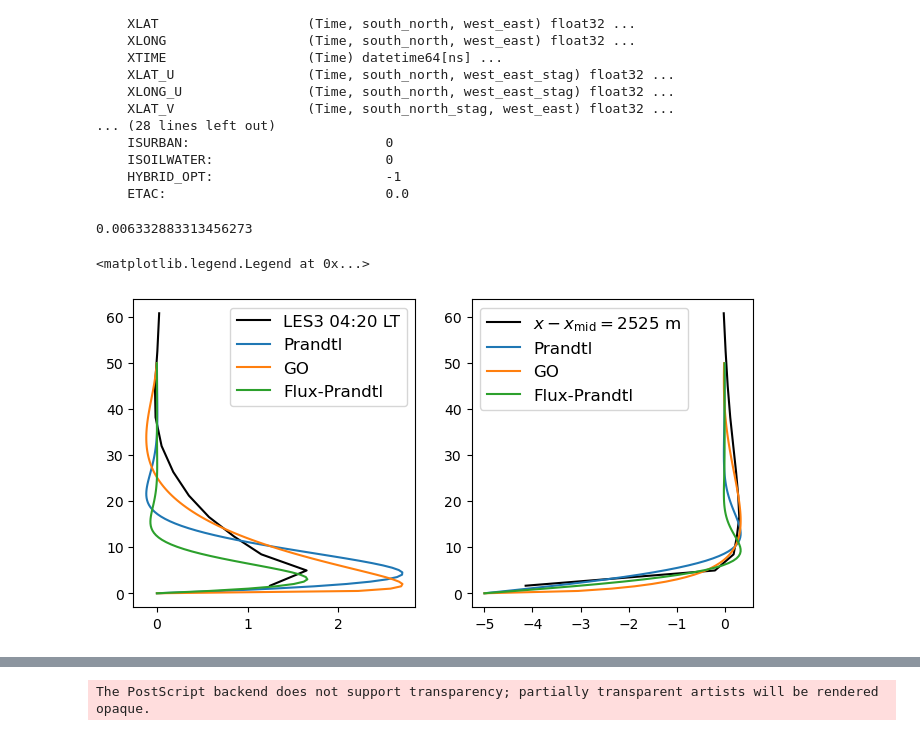
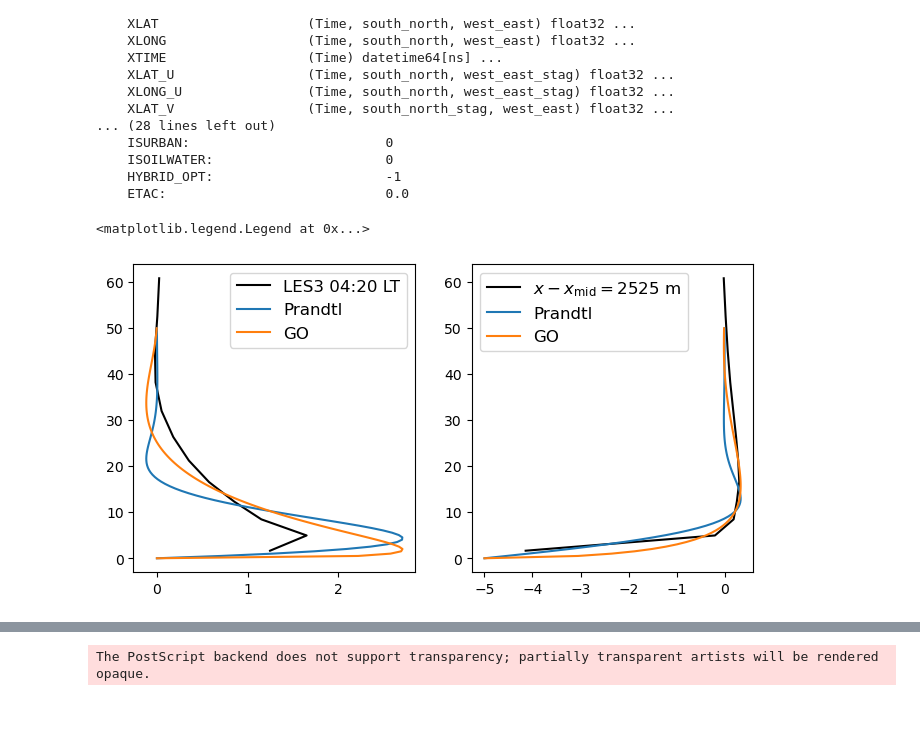
Before and after one commit to adconnolly/SlopeFlow, a Jupyter notebook: analysis/plot_profiles_WRFvsAnalytical.ipynb, the cells around one changed output, grey strips where cells are left out. Drawn from its saved outputs; the diff is of its cells as text; code cells hidden in the pictures.

```diff
--- a/analysis/plot_profiles_WRFvsAnalytical.ipynb
+++ b/analysis/plot_profiles_WRFvsAnalytical.ipynb
@@ -105,6 +99,0 @@ mu = ( g / (Tref*lapse*Pr_sfc) )**0.5
-# %%
-hfx = -0.008 # [K m/s]
-Kh = (hfx/T0)**2 * 2 / sigma0
-Kh
-# %% [output]
-0.006332883313456273
@@ -117,32 +100,32 @@ T_flux = hfx/sigma/Kh*np.exp(-sigma*n)*np.cos(sigma*n)
 # %%
 try:
     del(fig, axs)
     print("deleted old figure")
     fig, axs = plt.subplots( 1, 2, figsize=(8, 4) )
 except:
     fig, axs = plt.subplots( 1, 2, figsize=(8, 4) )
 
 axs[0].plot(u_wrf,zu,'k', label=path[-4:]+' '+timelabel+' LT')
     # axs[1].plot(T_wrf[:,0],zc[:,0]) # slightly uphill
 axs[1].plot(T_wrf.mean(axis=1),zc.mean(axis=1), 'k',
             label=r'$x-x_{\text{mid}}=$'+loclabel+' m')
     # axs[1].plot(T_wrf[:,1],zc[:,1]) # slightly downhill
 
 
 axs[0].plot( u_Prandtl, n, label = 'Prandtl' )
 axs[1].plot( T_Prandtl, n, label = 'Prandtl' )
 
 axs[0].plot( u_GO, n, label = 'GO')
 axs[1].plot( T_GO, n, label = 'GO')
 
-axs[0].plot( u_flux, n, label = 'Flux-Prandtl')
-axs[1].plot( T_flux, n, label = 'Flux-Prandtl' )
+# axs[0].plot( u_flux, n, label = 'Flux-Prandtl')
+# axs[1].plot( T_flux, n, label = 'Flux-Prandtl' )
 
 axs[0].legend(fontsize=12)
 axs[1].legend(fontsize=12)
 # %% [output]
 <matplotlib.legend.Legend at 0x...>
-[figure, old version]
+[figure, new version]
 # %%
 # handles,labels=axs[0].get_legend_handles_labels()
 # axs[0].legend(ncol=1,handles=handles[1:9:3],
```
Also changed, not shown: parts of 4 cells of this notebook, 4 other files.
